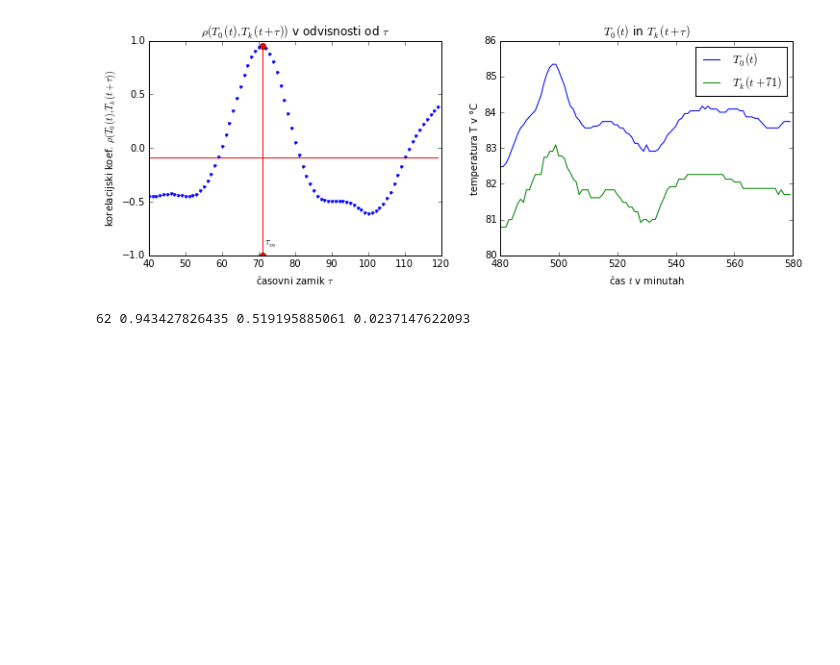
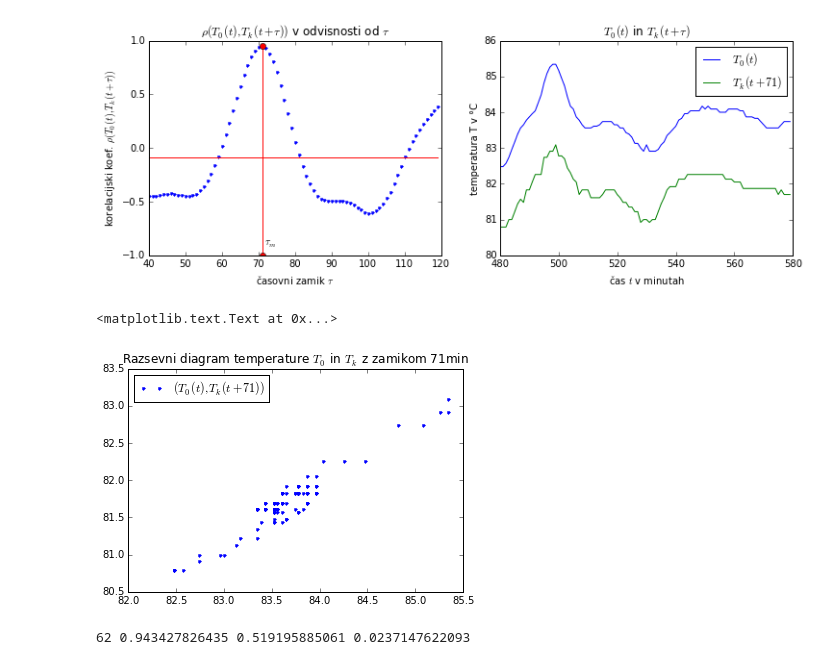
Before and after one commit to mrcinv/toplovod, a Jupyter notebook: Temperatura in pretok po ceveh daljinskega ogrevanja.ipynb, the cells around one changed output. Cells and saved outputs as stored; diff of their text form; code cells hidden in the pictures; blank space fills up the shorter version.

```diff
--- a/Temperatura in pretok po ceveh daljinskega ogrevanja.ipynb
+++ b/Temperatura in pretok po ceveh daljinskega ogrevanja.ipynb
@@ -103,6 +80,16 @@ opt_zamik(T1,T2,480,100,plot_graph=True)
 # %% [output]
 (71, 0.9533294654158796, -0.084723610516932266, 0.050036692305754249)
 [figure]
+# %%
+okno = arange(100)
+t = 400
+tau = 71
+plot(T1[t+okno],T2[t+okno+tau],'.',label="$(T_0(t),T_k(t+%d))$"%tau)
+legend(loc=2)
+title("Razsevni diagram temperature $T_0$ in $T_k$ z zamikom %dmin"%tau)
+# %% [output]
+<matplotlib.text.Text at 0x...>
+[figure, added]
 # %%
 from ipywidgets import interact
 @interact(t=(1,1200,20),dt=(50,150))
```
Also changed, not shown: parts of 10 cells of this notebook.
